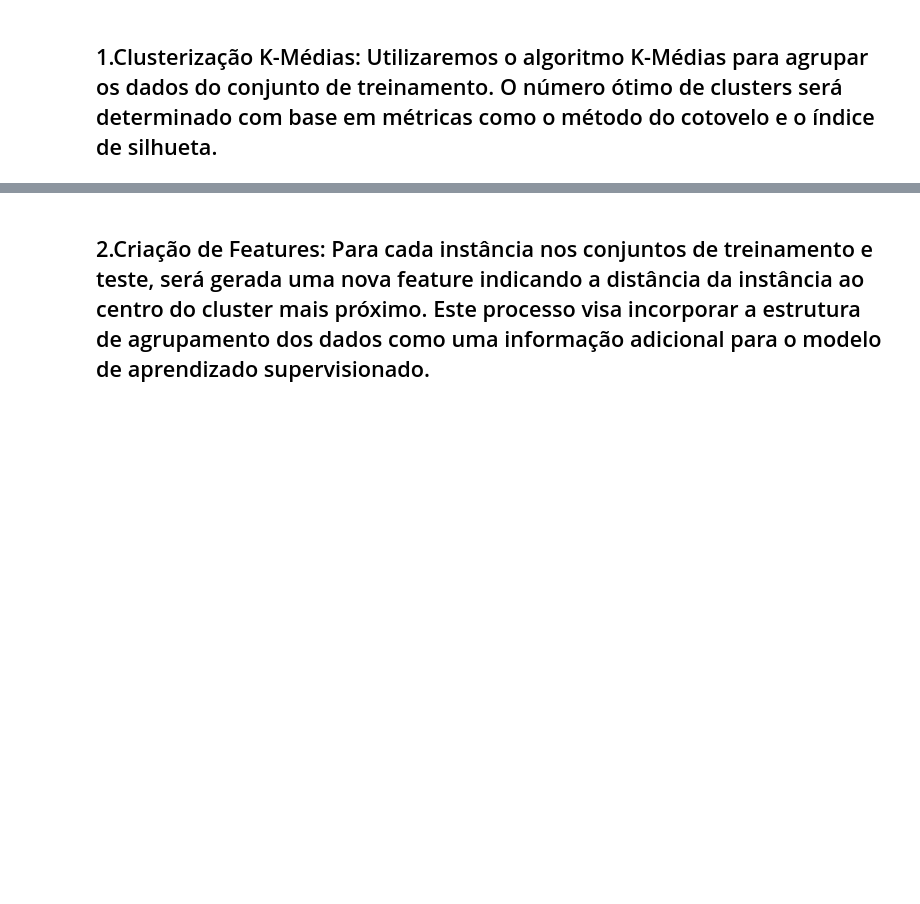
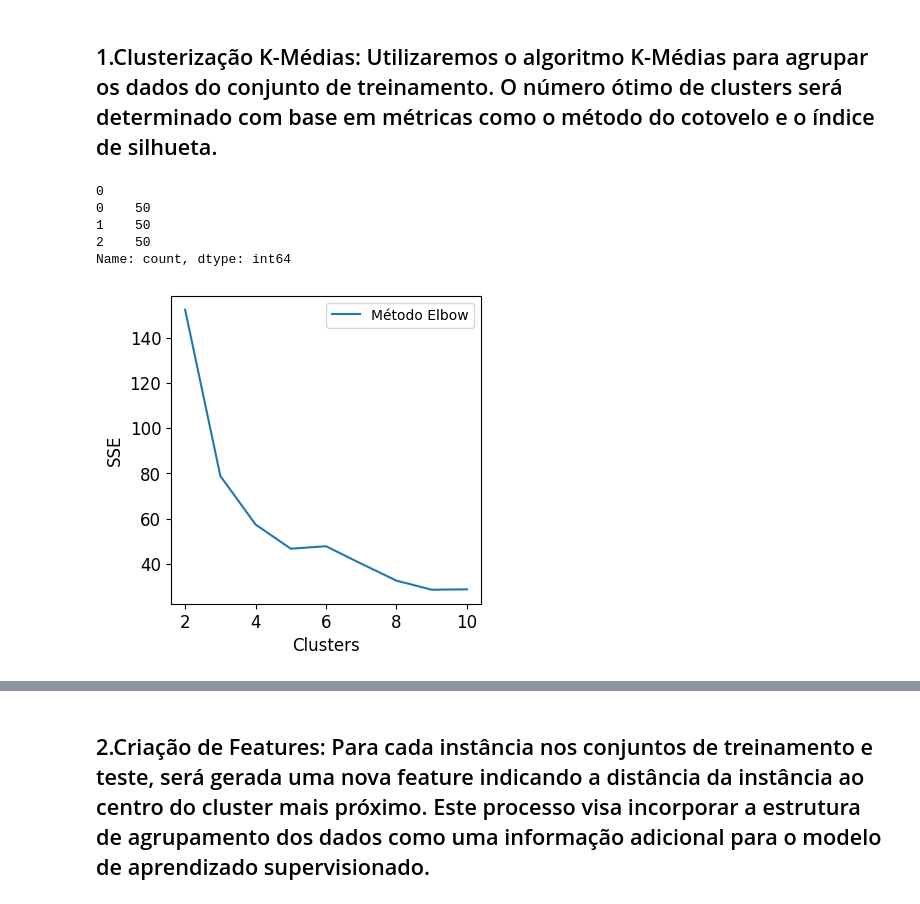
Before and after one commit to rodrigo1992-cmyk/Faculdade, a Jupyter notebook: Notebooks/rodrigo_mesquita_PB_TP4.ipynb, the cells around one changed output, grey strips where cells are left out. Saved outputs shown, nothing was run; the diff lists cells and outputs as text; code cells hidden in the pictures; blank space fills up the shorter version.

```diff
--- a/Notebooks/rodrigo_mesquita_PB_TP4.ipynb
+++ b/Notebooks/rodrigo_mesquita_PB_TP4.ipynb
@@ -12,0 +33,51 @@
+# %%
+def elbow_plot(erro: dict) -> None:
+  maximo = max(erro.values())
+  for key in erro:
+    erro[key]: float(erro[key])/maximo
+  plt.figure(figsize=(4, 4))
+  plt.plot(list(erro.keys()), list(erro.values()), label = "Método Elbow")
+  plt.ylabel('SSE', fontsize=12)
+  plt.xlabel('Clusters', fontsize=12)
+  plt.yticks(fontsize=12)
+  plt.xticks(fontsize=12)
+  plt.legend(loc='upper right')
+  plt.show()
+
+def silhouette_plot(silhouette: dict) -> None:
+  plt.figure(figsize=(4, 4))
+  plt.plot(list(silhouette.keys()), list(silhouette.values()), label = "Método Silhouette")
+  plt.ylabel('Silhouette Score', fontsize=12)
+  plt.xlabel('Clusters', fontsize=12)
+  plt.yticks(fontsize=12)
+  plt.xticks(fontsize=12)
+  plt.legend(loc='upper right')
+  plt.show()
+# %%
+iris = load_iris()
+X = iris.data
+Y = iris.target
+
+X_train,X_test, Y_train, Y_test = train_test_split(X, Y, test_size=0.2, random_state=20)
+# %%
+print(pd.DataFrame(Y).value_counts())
+# %% [output]
+0
+0    50
+1    50
+2    50
+Name: count, dtype: int64
+# %%
+silhouette = {}
+elbow = {}
+
+for k in range(2, 11, 1):
+    model = KMeans(n_clusters= k, max_iter=1000)
+    model.fit(X)
+    elbow[k] = model.inertia_
+    preds = model.predict(X)
+    silhouette[k] = silhouette_score(X, preds)
+# %%
+elbow_plot(elbow)
+# %% [output]
+[figure, added]
```
Also changed, not shown: parts of 3 cells of this notebook.
